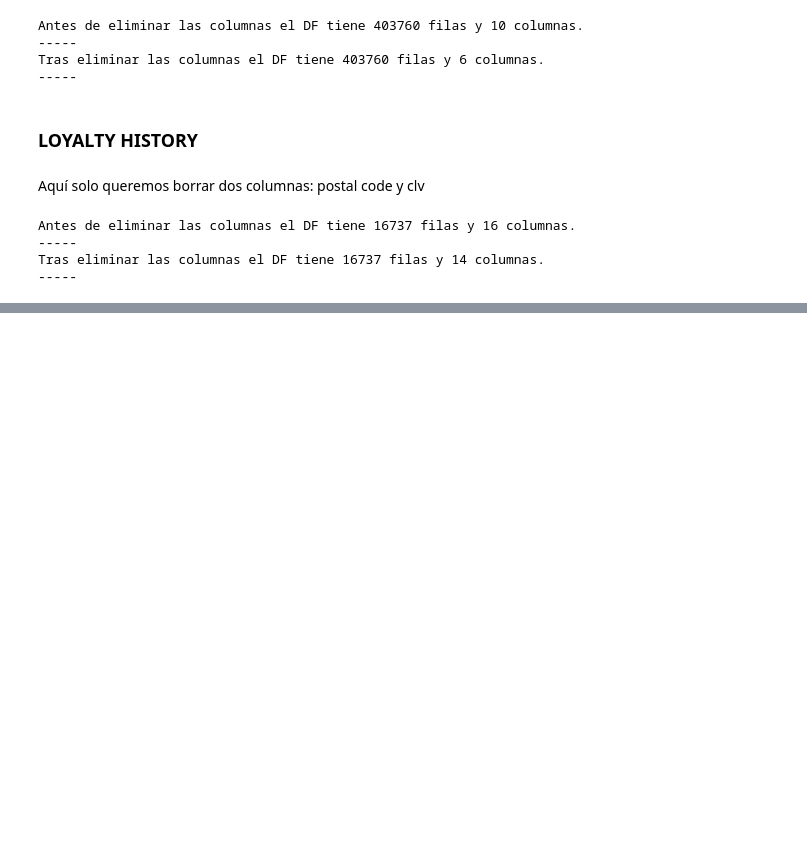
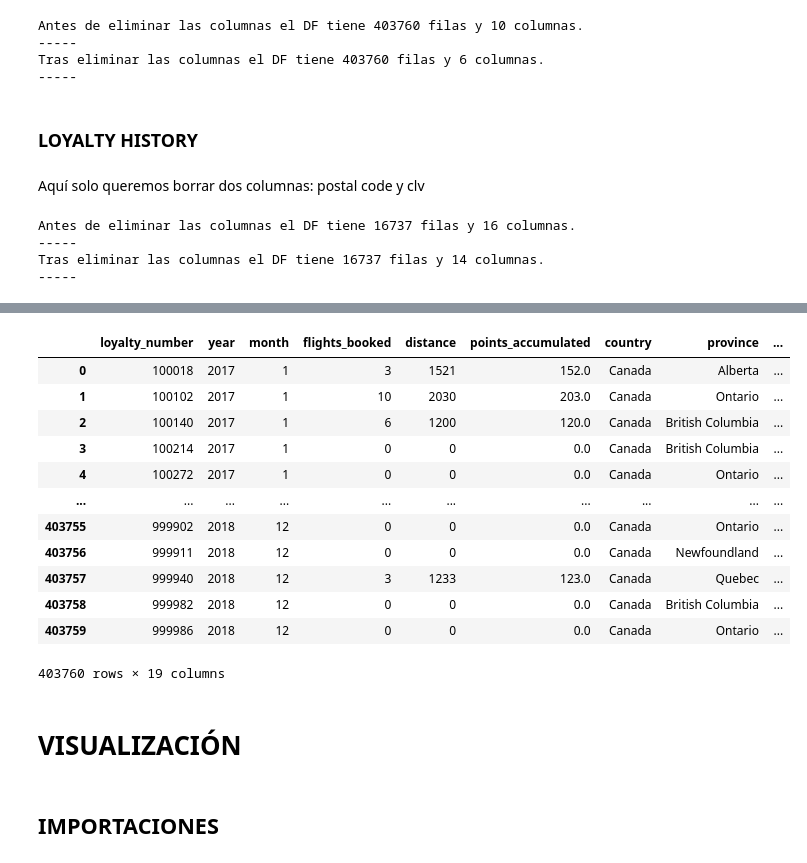
Before and after one commit to Adalab/bda-modulo-3-evaluacion-final-aarcidiac2, a Jupyter notebook: modulo-3-evaluacion-final.ipynb, the cells around one changed output, grey strips where cells are left out. Drawn from its saved outputs; the diff is of its cells as text; code cells hidden in the pictures; blank space fills up the shorter version.

```diff
--- a/modulo-3-evaluacion-final.ipynb
+++ b/modulo-3-evaluacion-final.ipynb
@@ -349,0 +424,20 @@ Tras eliminar las columnas el DF tiene 16737 filas y 14 columnas.
+# %%
+df_combinado
+# %% [output]
+|  | loyalty_number | year | month | flights_booked | distance | points_accumulated | country | province | ... |
+| 0 | 100018 | 2017 | 1 | 3 | 1521 | 152.0 | Canada | Alberta | ... |
+| 1 | 100102 | 2017 | 1 | 10 | 2030 | 203.0 | Canada | Ontario | ... |
+| 2 | 100140 | 2017 | 1 | 6 | 1200 | 120.0 | Canada | British Columbia | ... |
+| 3 | 100214 | 2017 | 1 | 0 | 0 | 0.0 | Canada | British Columbia | ... |
+| 4 | 100272 | 2017 | 1 | 0 | 0 | 0.0 | Canada | Ontario | ... |
+| ... | ... | ... | ... | ... | ... | ... | ... | ... | ... |
+| 403755 | 999902 | 2018 | 12 | 0 | 0 | 0.0 | Canada | Ontario | ... |
+| 403756 | 999911 | 2018 | 12 | 0 | 0 | 0.0 | Canada | Newfoundland | ... |
+| 403757 | 999940 | 2018 | 12 | 3 | 1233 | 123.0 | Canada | Quebec | ... |
+| 403758 | 999982 | 2018 | 12 | 0 | 0 | 0.0 | Canada | British Columbia | ... |
+| 403759 | 999986 | 2018 | 12 | 0 | 0 | 0.0 | Canada | Ontario | ... |
+403760 rows × 19 columns
+# %% [markdown]
+# VISUALIZACIÓN
+# %% [markdown]
+## IMPORTACIONES
```
Also changed, not shown: parts of 25 cells of this notebook, 1 other file.
